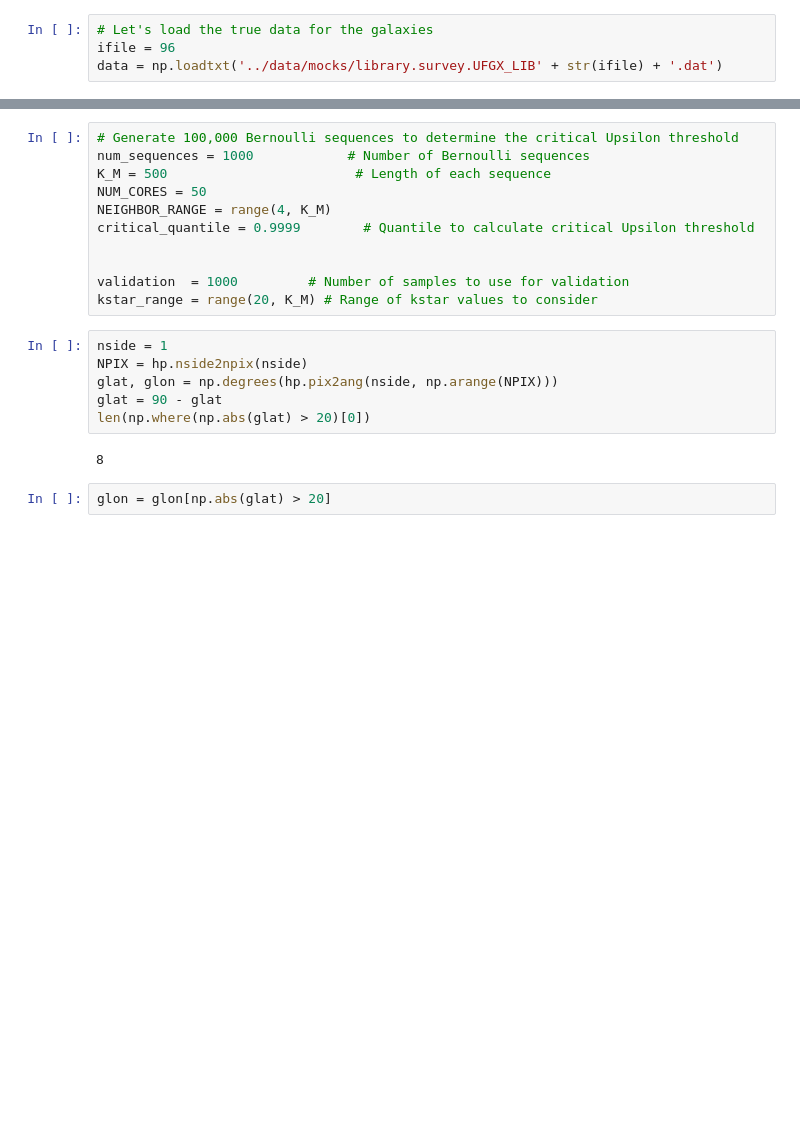
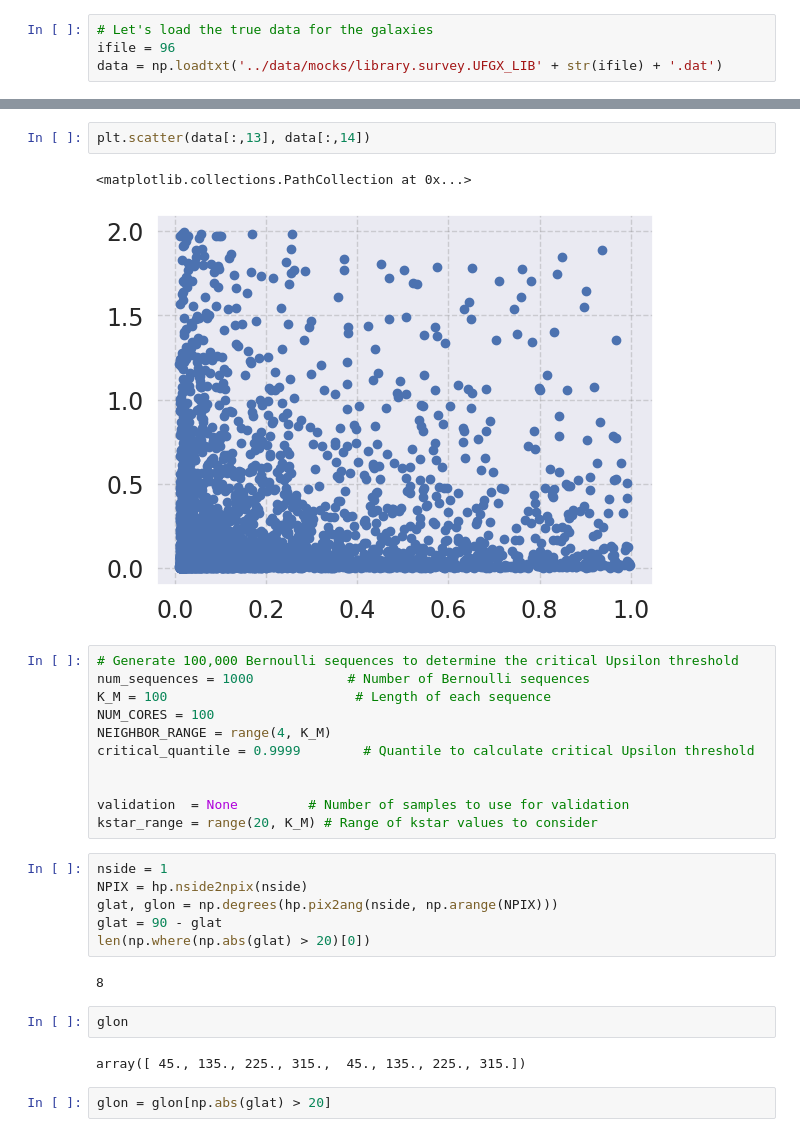
Before and after one commit to Martindelosrios/dwarf, a Jupyter notebook: codes/analysisVaryingPars.ipynb, the cells around one changed output, grey strips where cells are left out. Drawn from its saved outputs; the diff is of its cells as text; blank space fills up the shorter version.

```diff
--- a/codes/analysisVaryingPars.ipynb
+++ b/codes/analysisVaryingPars.ipynb
@@ -337,13 +368,18 @@ data = np.loadtxt('../data/mocks/library.survey.UFGX_LIB' + str(ifile) + '.dat')
+# %%
+plt.scatter(data[:,13], data[:,14])
+# %% [output]
+<matplotlib.collections.PathCollection at 0x...>
+[figure, added]
 # %%
 # Generate 100,000 Bernoulli sequences to determine the critical Upsilon threshold
 num_sequences = 1000            # Number of Bernoulli sequences
-K_M = 500                        # Length of each sequence
-NUM_CORES = 50
+K_M = 100                        # Length of each sequence
+NUM_CORES = 100
 NEIGHBOR_RANGE = range(4, K_M)
 critical_quantile = 0.9999        # Quantile to calculate critical Upsilon threshold
 
 
-validation  = 1000         # Number of samples to use for validation
+validation  = None         # Number of samples to use for validation
 kstar_range = range(20, K_M) # Range of kstar values to consider
 # %%
 nside = 1
@@ -353,6 +389,10 @@ glat = 90 - glat
 len(np.where(np.abs(glat) > 20)[0])
 # %% [output]
 8
+# %%
+glon
+# %% [output]
+array([ 45., 135., 225., 315.,  45., 135., 225., 315.])
 # %%
 glon = glon[np.abs(glat) > 20]
 # %%
```
Also changed, not shown: parts of 29 cells of this notebook.
